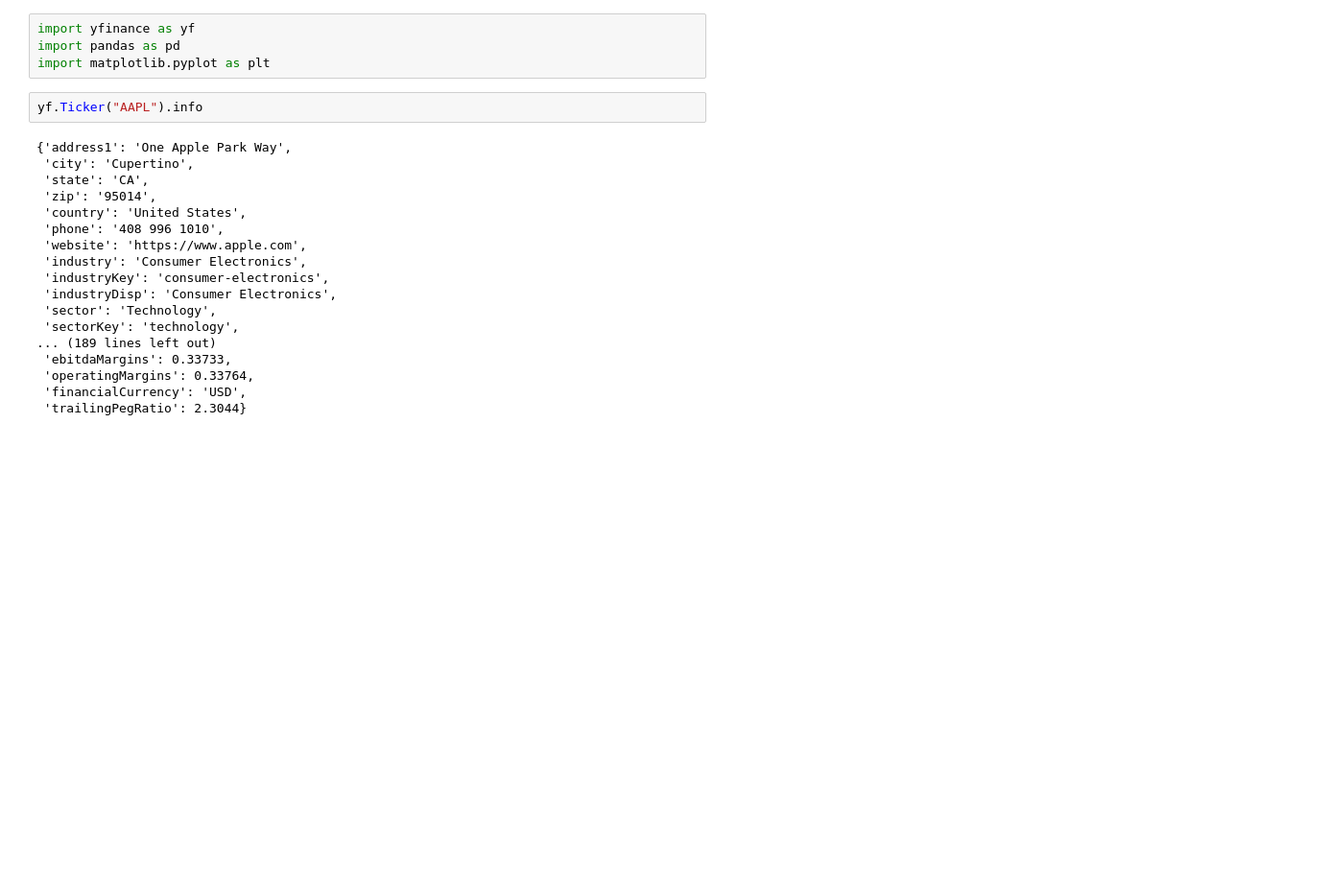
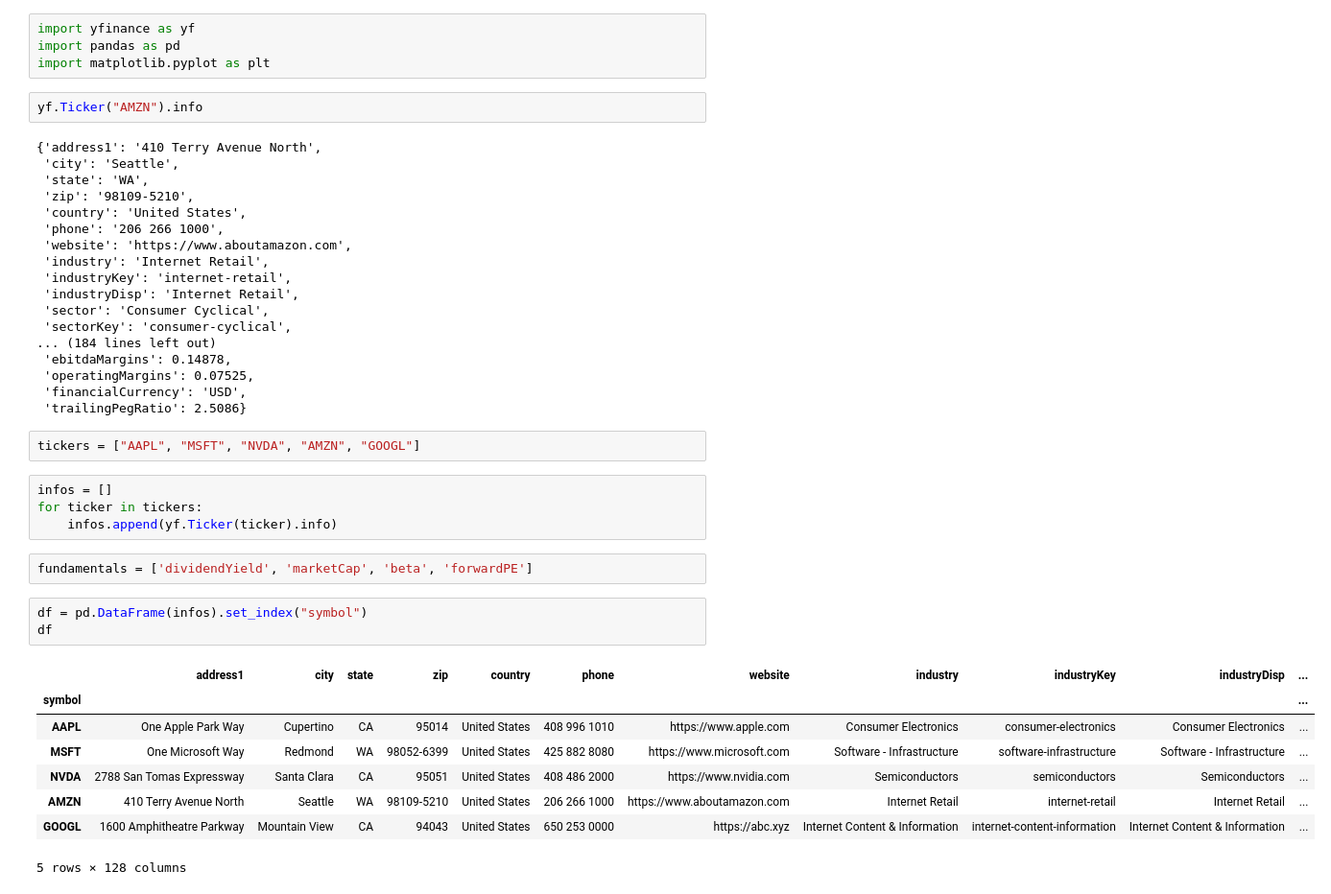
Before and after one commit to ElleNaazB/Project-1, a Jupyter notebook: fundamental_analysis.ipynb, the cells around one changed output. Shown: that part at 96% size. Cells and saved outputs as stored; diff of their text form; blank space fills up the shorter version.

```diff
--- a/fundamental_analysis.ipynb
+++ b/fundamental_analysis.ipynb
@@ -3,22 +3,42 @@ import yfinance as yf
 import pandas as pd
 import matplotlib.pyplot as plt
 # %%
-yf.Ticker("AAPL").info
+yf.Ticker("AMZN").info
 # %% [output]
-{'address1': 'One Apple Park Way',
- 'city': 'Cupertino',
- 'state': 'CA',
- 'zip': '95014',
+{'address1': '410 Terry Avenue North',
+ 'city': 'Seattle',
+ 'state': 'WA',
+ 'zip': '98109-5210',
  'country': 'United States',
- 'phone': '408 996 1010',
- 'website': 'https://www.apple.com',
- 'industry': 'Consumer Electronics',
- 'industryKey': 'consumer-electronics',
- 'industryDisp': 'Consumer Electronics',
- 'sector': 'Technology',
- 'sectorKey': 'technology',
-... (189 lines left out)
- 'ebitdaMargins': 0.33733,
- 'operatingMargins': 0.33764,
+ 'phone': '206 266 1000',
+ 'website': 'https://www.aboutamazon.com',
+ 'industry': 'Internet Retail',
+ 'industryKey': 'internet-retail',
+ 'industryDisp': 'Internet Retail',
+ 'sector': 'Consumer Cyclical',
+ 'sectorKey': 'consumer-cyclical',
+... (184 lines left out)
+ 'ebitdaMargins': 0.14878,
+ 'operatingMargins': 0.07525,
  'financialCurrency': 'USD',
- 'trailingPegRatio': 2.3044}
+ 'trailingPegRatio': 2.5086}
+# %%
+tickers = ["AAPL", "MSFT", "NVDA", "AMZN", "GOOGL"]
+# %%
+infos = []
+for ticker in tickers:
+    infos.append(yf.Ticker(ticker).info)
+# %%
+fundamentals = ['dividendYield', 'marketCap', 'beta', 'forwardPE']
+# %%
+df = pd.DataFrame(infos).set_index("symbol")
+df
+# %% [output]
+|  | address1 | city | state | zip | country | phone | website | industry | industryKey | industryDisp | ... |
+| symbol |  |  |  |  |  |  |  |  |  |  | ... |
+| AAPL | One Apple Park Way | Cupertino | CA | 95014 | United States | 408 996 1010 | https://www.apple.com | Consumer Electronics | consumer-electronics | Consumer Electronics | ... |
+| MSFT | One Microsoft Way | Redmond | WA | 98052-6399 | United States | 425 882 8080 | https://www.microsoft.com | Software - Infrastructure | software-infrastructure | Software - Infrastructure | ... |
+| NVDA | 2788 San Tomas Expressway | Santa Clara | CA | 95051 | United States | 408 486 2000 | https://www.nvidia.com | Semiconductors | semiconductors | Semiconductors | ... |
+| AMZN | 410 Terry Avenue North | Seattle | WA | 98109-5210 | United States | 206 266 1000 | https://www.aboutamazon.com | Internet Retail | internet-retail | Internet Retail | ... |
+| GOOGL | 1600 Amphitheatre Parkway | Mountain View | CA | 94043 | United States | 650 253 0000 | https://abc.xyz | Internet Content & Information | internet-content-information | Internet Content & Information | ... |
+5 rows × 128 columns
```
Also changed, not shown: parts of 2 cells of this notebook.
